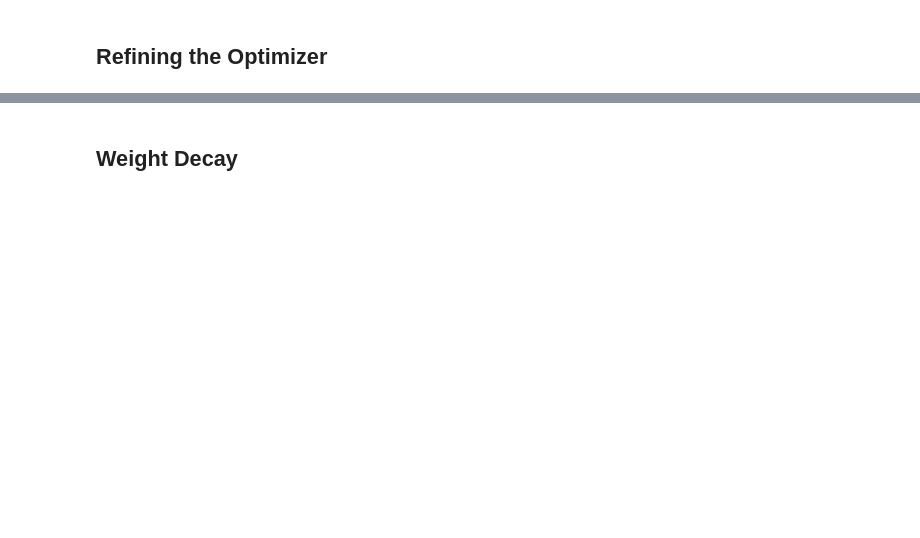
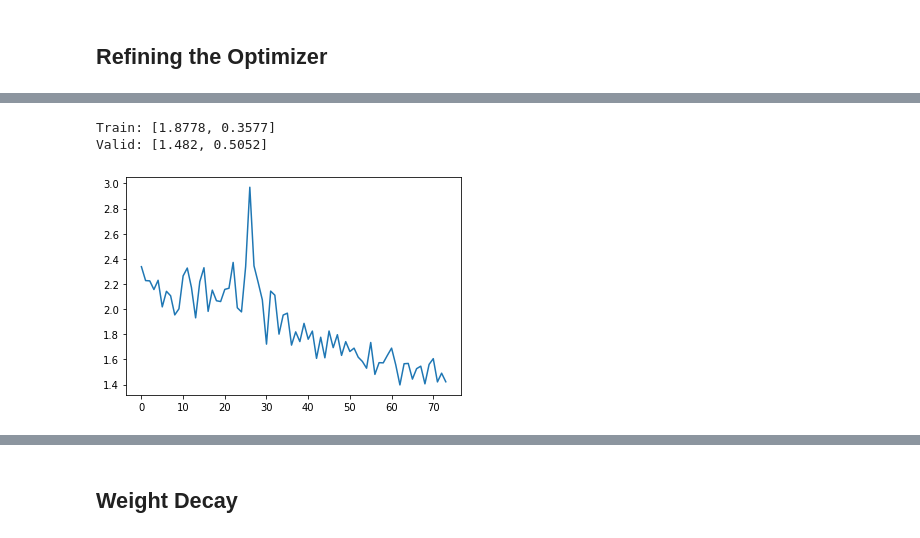
Before and after one commit to ftm624/deeplearning_nbs, a Jupyter notebook: fastai/10_optimizers.ipynb, the cells around one changed output, grey strips where cells are left out. Cells and saved outputs as stored; diff of their text form; code cells hidden in the pictures; blank space fills up the shorter version.

```diff
--- a/fastai/10_optimizers.ipynb
+++ b/fastai/10_optimizers.ipynb
@@ -38,0 +208,17 @@ valid: [1.6495183121019108, tensor(0.4525, device='cuda:0')]
+# %%
+sched = combine_scheds([.3, .7], [sched_cos(.3, .8), sched_lin(.8, 0.1)])
+# %%
+callbacks = [partial(AvgStatsCallback, accuracy),
+             CudaCallback, Recorder,
+             partial(ParamScheduler, 'lr', sched)]
+# %%
+learn, run = get_learn_run(data, nfs, conv_layer, 0.3,  cbs=callbacks, opt_func=opt_func)
+# %%
+run.fit(1, learn)
+# %% [output]
+Train: [1.8778, 0.3577]
+Valid: [1.482, 0.5052]
+# %%
+run.recorder.plot_loss()
+# %% [output]
+[figure, added]
```
Also changed, not shown: parts of 24 cells of this notebook, 5 other files.
